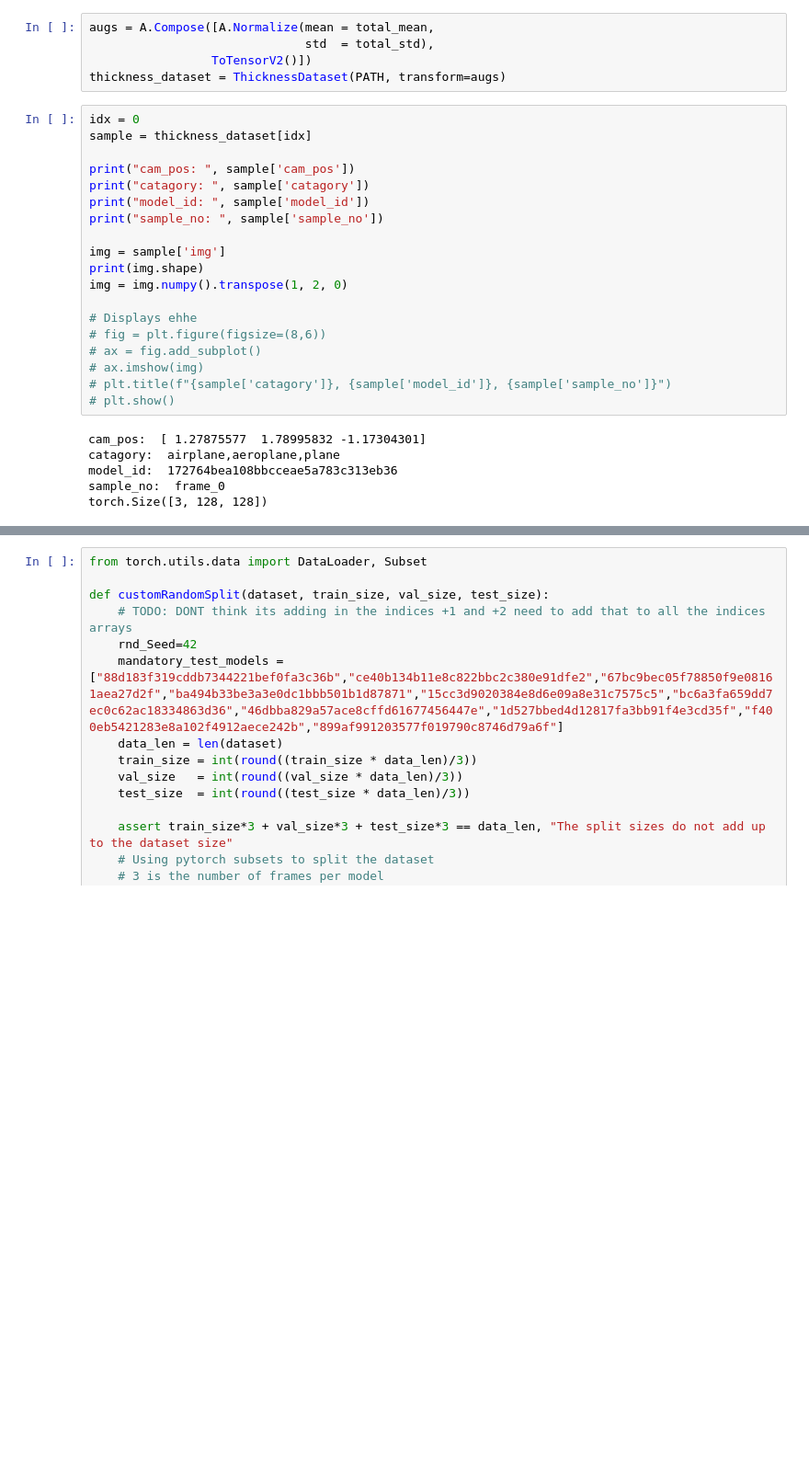
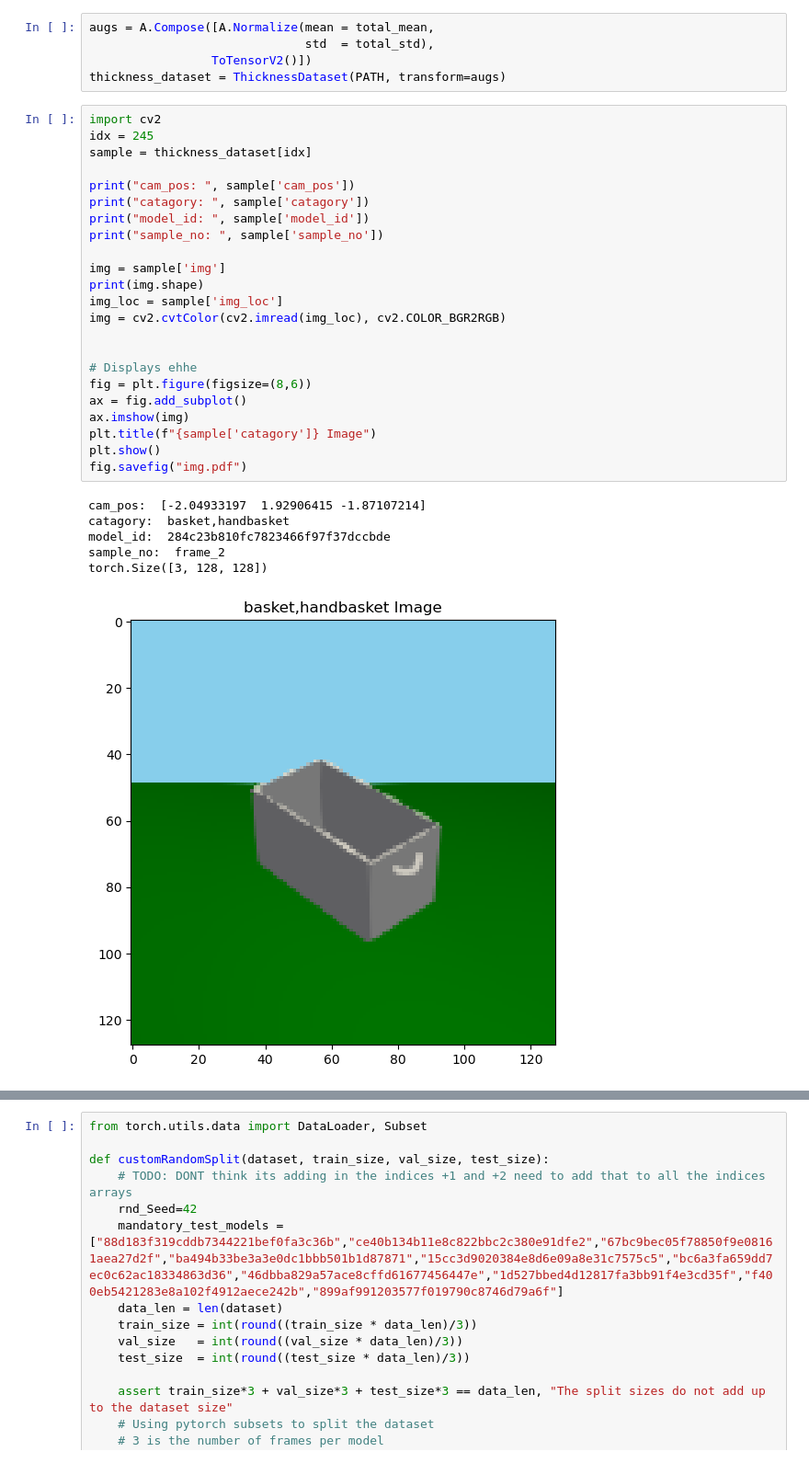
Before and after one commit to kane1204/Object-Thickness-Estimation-Network, a Jupyter notebook: train_model_balanced.ipynb, the cells around one changed output, grey strips where cells are left out. Shown: that part at 92% size. Saved outputs shown, nothing was run; the diff lists cells and outputs as text; blank space fills up the shorter version.

Commit message:
Train model with file load instead

```diff
--- a/train_model_balanced.ipynb
+++ b/train_model_balanced.ipynb
@@ -83,27 +83,32 @@ augs = A.Compose([A.Normalize(mean = total_mean,
                  ToTensorV2()])
 thickness_dataset = ThicknessDataset(PATH, transform=augs)
 # %%
-idx = 0
+import cv2
+idx = 245
 sample = thickness_dataset[idx]
 
 print("cam_pos: ", sample['cam_pos'])
 print("catagory: ", sample['catagory'])
 print("model_id: ", sample['model_id'])
 print("sample_no: ", sample['sample_no'])
 
 img = sample['img']
 print(img.shape)
-img = img.numpy().transpose(1, 2, 0)
+img_loc = sample['img_loc']
+img = cv2.cvtColor(cv2.imread(img_loc), cv2.COLOR_BGR2RGB)
+
 
 # Displays ehhe
-# fig = plt.figure(figsize=(8,6))
-# ax = fig.add_subplot()
-# ax.imshow(img)
-# plt.title(f"{sample['catagory']}, {sample['model_id']}, {sample['sample_no']}")
-# plt.show()
+fig = plt.figure(figsize=(8,6))
+ax = fig.add_subplot()
+ax.imshow(img)
+plt.title(f"{sample['catagory']} Image")
+plt.show()
+fig.savefig("img.pdf")
 # %% [output]
-cam_pos:  [ 1.27875577  1.78995832 -1.17304301]
-catagory:  airplane,aeroplane,plane
-model_id:  172764bea108bbcceae5a783c313eb36
-sample_no:  frame_0
+cam_pos:  [-2.04933197  1.92906415 -1.87107214]
+catagory:  basket,handbasket
+model_id:  284c23b810fc7823466f97f37dccbde
+sample_no:  frame_2
 torch.Size([3, 128, 128])
+[figure, added]
```
Also changed, not shown: parts of 1 cell of this notebook.
